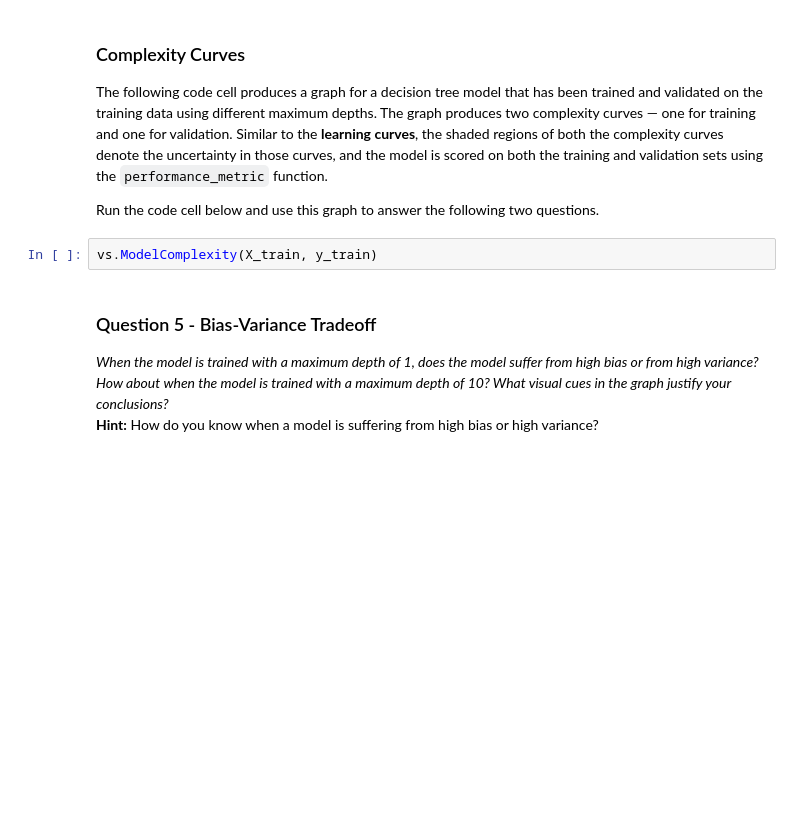
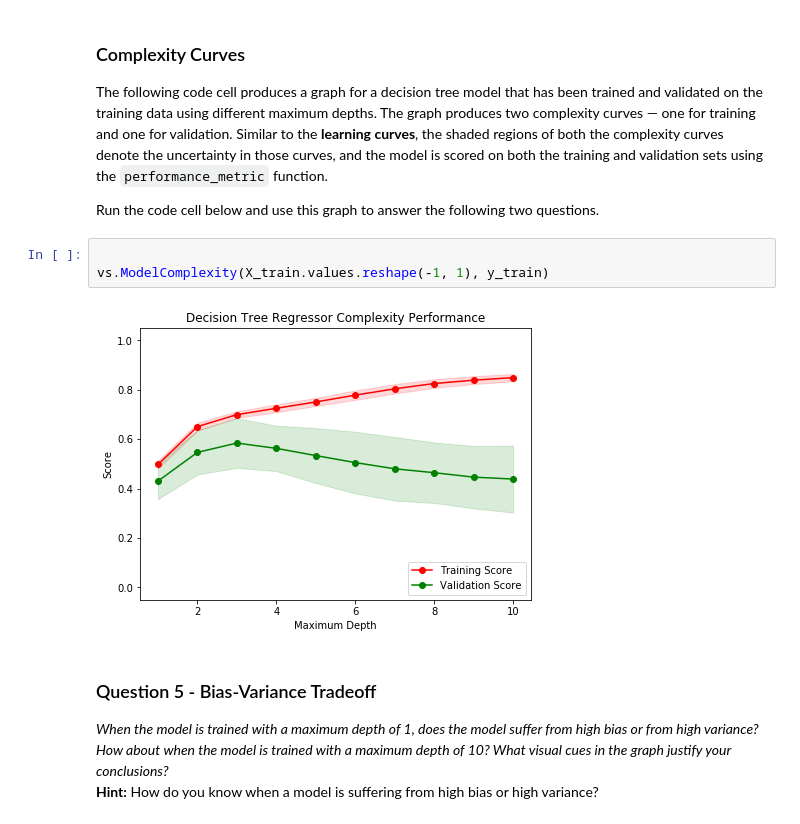
Before and after one commit to raghavx/boston_housing, a Jupyter notebook: boston_housing.ipynb, the cells around one changed output. Cells and saved outputs as stored; diff of their text form; blank space fills up the shorter version.

```diff
--- a/boston_housing.ipynb
+++ b/boston_housing.ipynb
@@ -202,7 +202,10 @@ The following code cell produces a graph for a decision tree model that has been
 
 Run the code cell below and use this graph to answer the following two questions.
 # %%
-vs.ModelComplexity(X_train, y_train)
+
+vs.ModelComplexity(X_train.values.reshape(-1, 1), y_train)
+# %% [output]
+[figure, added]
 # %% [markdown]
 ### Question 5 - Bias-Variance Tradeoff
 *When the model is trained with a maximum depth of 1, does the model suffer from high bias or from high variance? How about when the model is trained with a maximum depth of 10? What visual cues in the graph justify your conclusions?*
```
Also changed, not shown: parts of 2 cells of this notebook.
